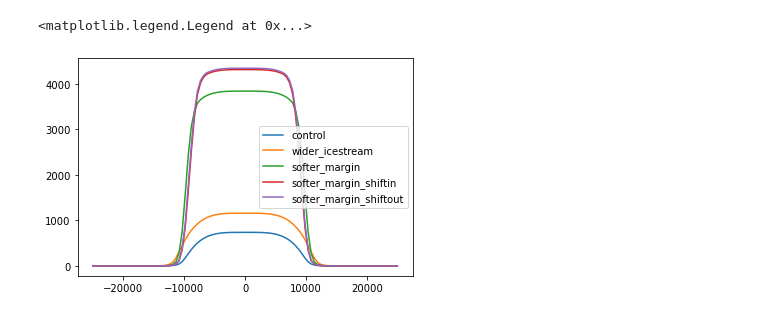
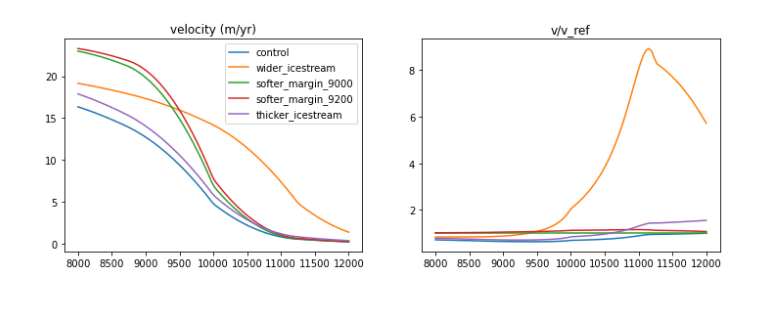
Before and after one commit to grinsted/boxyicestream, a Jupyter notebook: code/testing.ipynb, the cells around one changed output. Cells and saved outputs as stored; diff of their text form; code cells hidden in the pictures.

```diff
--- a/code/testing.ipynb
+++ b/code/testing.ipynb
@@ -9,11 +18,11 @@ import crosssection
 #run experiments
 experiments = []
 experiments += [settings.experiment()]
-experiments += [settings.experiment(name='wider_icestream',icestream_width=21e3)]
-experiments += [settings.experiment(name='softer_margin',shearmargin_enhancement=9)]
-experiments += [settings.experiment(name='softer_margin_shiftin',shearmargin_enhancement=9,shearmargin_enhancement_pos=-1.1e3)]
-experiments += [settings.experiment(name='softer_margin_shiftout',shearmargin_enhancement=9,shearmargin_enhancement_pos=-1.0e3)]
-
+experiments += [settings.experiment(name='wider_icestream',icestream_width=20010)]
+#experiments += [settings.experiment(name='softer_margin',shearmargin_enhancement=9)]
+experiments += [settings.experiment(name='softer_margin_9000',shearmargin_enhancement=9,shearmargin_enhancement_pos=9000)]
+experiments += [settings.experiment(name='softer_margin_9200',shearmargin_enhancement=9,shearmargin_enhancement_pos=9200)]
+experiments += [settings.experiment(name='thicker_icestream',domain_h=1100)]
 
 for experiment in experiments:
     print(experiment['name'])
@@ -39,32 +36,40 @@ saving to ../output//2d_softer_margin_shiftout.h5
 # %%
 
 yr2sec = 365.25*24*60*60
 
-experiments[-1]
+
+
+
+#experiments[-1]
 x= np.linspace(-50e3/2,50e3/2,100)
+x= np.linspace(8e3,12e3,100)
 def loadex(experiment):
     fname = settings.filename2d(experiment)
     results = solution_io.load_solution(fname)
     #mesh = results['mesh']
     usol = results['u']
     vfun = usol.sub(2)
     #psol = results['p']
     experiment = results['experiment']
-    domain_h = experiment["domain_size"][2]
+    domain_h = experiment["domain_h"]
     v = np.empty(x.shape)
     for ix in range(len(x)):
         v[ix] = vfun(np.abs(x[ix]),domain_h)
     return v
 
 
-v0 = loadex(experiments[-1])
+v0 = loadex(experiments[-3])
 
+plt.rcParams['figure.figsize']=(12,4)
+f,ax = plt.subplot_mosaic('AB')
 for experiment in experiments:
     v = loadex(experiment)
-    plt.plot(x,(v/v0)*yr2sec,label=experiment['name'])
+    ax['A'].plot(x,v*yr2sec,label=experiment['name'])
+    ax['B'].plot(x,v/v0,label=experiment['name'])
 
 
-plt.legend()
+ax['A'].legend()
+ax['A'].set_title('velocity (m/yr)')
+ax['B'].set_title('v/v_ref');
 # %% [output]
-<matplotlib.legend.Legend at 0x...>
-[figure, old version]
+[figure, new version]
```
Also changed, not shown: parts of 2 cells of this notebook, 4 other files.
